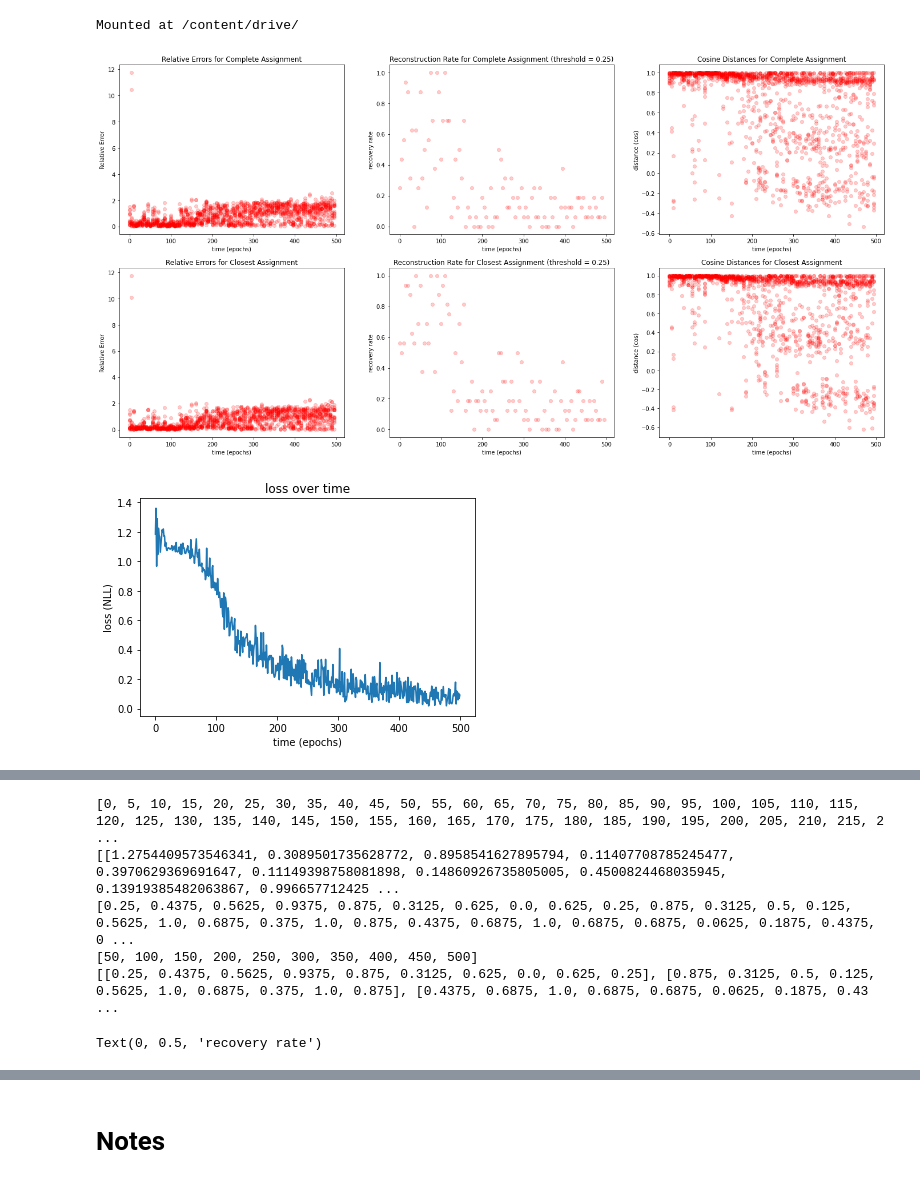
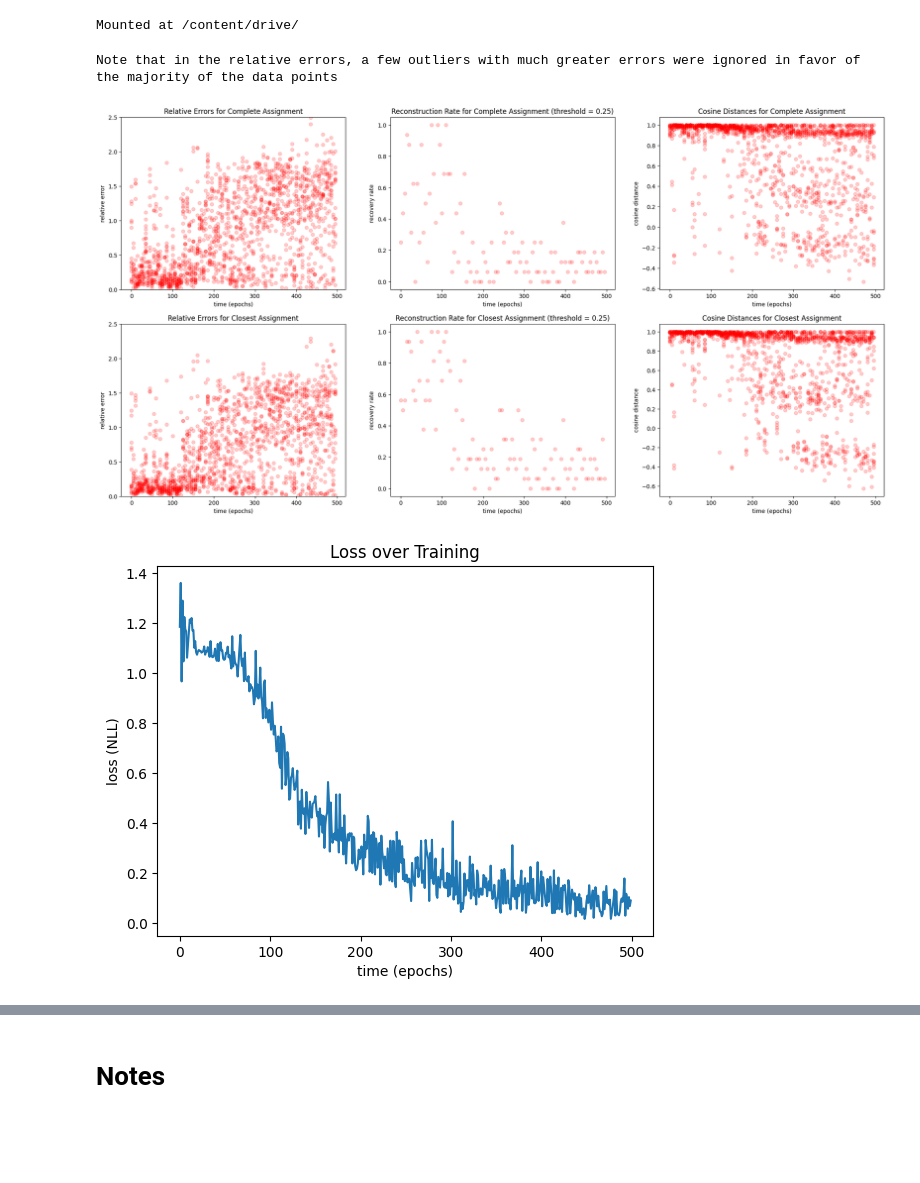
Before and after one commit to mgozon/DLG-UROP, a Jupyter notebook: Batch_DLG_Evolution_Iris_Dataset.ipynb, the cells around one changed output, grey strips where cells are left out. Cells and saved outputs as stored; diff of their text form; code cells hidden in the pictures; blank space fills up the shorter version.

Commit message:
Added histogram plots of the relative errors for the complete assignment; added limits to pyplots to ignore a few outliers

```diff
--- a/Batch_DLG_Evolution_Iris_Dataset.ipynb
+++ b/Batch_DLG_Evolution_Iris_Dataset.ipynb
@@ -436,55 +436,45 @@ fig, axs = plt.subplots(rows, cols, figsize=(8*cols, 6*rows))
 
 # complete assignment
 axs[0, 0].plot(dlg_timestamps, AA_REs, 'ro', alpha=0.2)
-axs[0, 0].set(title='Relative Errors for Complete Assignment', xlabel='time (epochs)', ylabel='Relative Error')
+axs[0, 0].set(title='Relative Errors for Complete Assignment', xlabel='time (epochs)', ylabel='relative error')
+axs[0, 0].set_ylim([0, 2.5])
 
 axs[0, 1].plot(dlg_timestamps, AA_RRate, 'ro', alpha=0.2)
 axs[0, 1].set(title='Reconstruction Rate for Complete Assignment (threshold = 0.25)', xlabel='time (epochs)', ylabel='recovery rate')
 
 axs[0, 2].plot(dlg_timestamps, AA_cos_angles, 'ro', alpha=0.2)
-axs[0, 2].set(title='Cosine Distances for Complete Assignment', xlabel='time (epochs)', ylabel='distance (cos)')
+axs[0, 2].set(title='Cosine Distances for Complete Assignment', xlabel='time (epochs)', ylabel='cosine distance')
 
 # closest assignment
 axs[1, 0].plot(dlg_timestamps, CA_REs, 'ro', alpha=0.2)
-axs[1, 0].set(title='Relative Errors for Closest Assignment', xlabel='time (epochs)', ylabel='Relative Error')
+axs[1, 0].set(title='Relative Errors for Closest Assignment', xlabel='time (epochs)', ylabel='relative error')
+axs[1, 0].set_ylim([0, 2.5])
 
 axs[1, 1].plot(dlg_timestamps, CA_RRate, 'ro', alpha=0.2)
 axs[1, 1].set(title='Reconstruction Rate for Closest Assignment (threshold = 0.25)', xlabel='time (epochs)', ylabel='recovery rate')
 
 axs[1, 2].plot(dlg_timestamps, CA_cos_angles, 'ro', alpha=0.2)
-axs[1, 2].set(title='Cosine Distances for Closest Assignment', xlabel='time (epochs)', ylabel='distance (cos)')
+axs[1, 2].set(title='Cosine Distances for Closest Assignment', xlabel='time (epochs)', ylabel='cosine distance')
+
+print('Note that in the relative errors, a few outliers with much greater errors were ignored in favor of the majority of the data points')
 
 plt.savefig('train_DLG_16_big_errors.png', dpi=300)
 plt.show()
 
 plt.plot(list(range(epochs)), losses)
-plt.title('loss over time')
+plt.title('Loss over Training')
 plt.xlabel('time (epochs)')
 plt.ylabel('loss (NLL)')
 plt.savefig('train_DLG_16_big_loss.png', dpi=300)
 plt.show()
 
 plt.plot(dlg_timestamps, torch.log(torch.tensor(grad_norms)))
-plt.title('batch gradient log norm over time')
+plt.title('Batch Gradient Log Norm over Training')
 plt.xlabel('time (epochs)')
 plt.ylabel('log norm (L2)')
 plt.savefig('train_DLG_16_big_norm.png', dpi=300)
 plt.show()
-
-print(dlg_timestamps)
-print(AA_REs)
-print(AA_RRate)
-dlg_rate = dlg_timestamps[1] - dlg_timestamps[0]
-cnt = 10 # *** note that this must divide the number of dlg samples
-batch_timestamps = [min(i+cnt, len(dlg_timestamps))*dlg_rate for i in range(0, len(dlg_timestamps), cnt)]
-batch_AA_RRate = [AA_RRate[i:i+cnt] for i in range(0, len(AA_RRate), cnt)]
-print(batch_timestamps)
-print(batch_AA_RRate)
-
-plt.plot(batch_timestamps, batch_AA_RRate, 'ro', alpha=0.2)
-plt.title('Reconstruction Rate for Complete Assignment (threshold = 0.25)')
-plt.xlabel('time (epochs)') # batches the first t epochs into one column histogram
-plt.ylabel('recovery rate')
 # %% [output]
+Note that in the relative errors, a few outliers with much greater errors were ignored in favor of the majority of the data points
-[figure, old version]
+[figure, new version]
-[figure, old version]
+[figure, new version]
@@ -492,6 +481,0 @@ plt.ylabel('recovery rate')
-[0, 5, 10, 15, 20, 25, 30, 35, 40, 45, 50, 55, 60, 65, 70, 75, 80, 85, 90, 95, 100, 105, 110, 115, 120, 125, 130, 135, 140, 145, 150, 155, 160, 165, 170, 175, 180, 185, 190, 195, 200, 205, 210, 215, 2 ...
-[[1.2754409573546341, 0.3089501735628772, 0.8958541627895794, 0.11407708785245477, 0.3970629369691647, 0.11149398758081898, 0.14860926735805005, 0.4500824468035945, 0.13919385482063867, 0.996657712425 ...
-[0.25, 0.4375, 0.5625, 0.9375, 0.875, 0.3125, 0.625, 0.0, 0.625, 0.25, 0.875, 0.3125, 0.5, 0.125, 0.5625, 1.0, 0.6875, 0.375, 1.0, 0.875, 0.4375, 0.6875, 1.0, 0.6875, 0.6875, 0.0625, 0.1875, 0.4375, 0 ...
-[50, 100, 150, 200, 250, 300, 350, 400, 450, 500]
-[[0.25, 0.4375, 0.5625, 0.9375, 0.875, 0.3125, 0.625, 0.0, 0.625, 0.25], [0.875, 0.3125, 0.5, 0.125, 0.5625, 1.0, 0.6875, 0.375, 1.0, 0.875], [0.4375, 0.6875, 1.0, 0.6875, 0.6875, 0.0625, 0.1875, 0.43 ...
-Text(0, 0.5, 'recovery rate')
```
Also changed, not shown: parts of 4 cells of this notebook.
